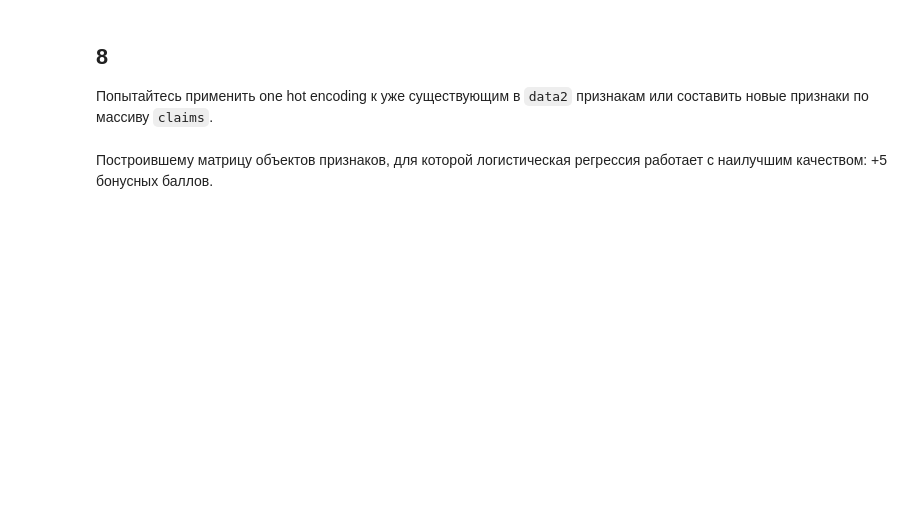
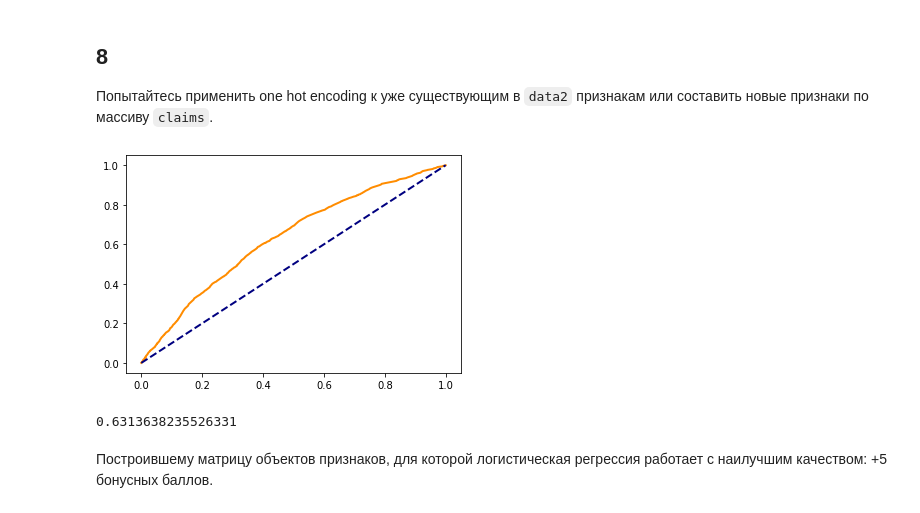
Before and after one commit to Debechelo/MachineLearning, a Jupyter notebook: lab_5/lab5-logistic-regression-ru.ipynb, the cells around one changed output. Drawn from its saved outputs; the diff is of its cells as text; code cells hidden in the pictures; blank space fills up the shorter version.

```diff
--- a/lab_5/lab5-logistic-regression-ru.ipynb
+++ b/lab_5/lab5-logistic-regression-ru.ipynb
@@ -84,5 +103,12 @@ def calcAUC(data):
 # %% [markdown]
 ## 8
 Попытайтесь применить  one hot encoding к уже существующим в `data2` признакам или составить новые признаки по массиву `claims`.
+# %%
+data3 = data2.join(pd.get_dummies(claims.CharlsonIndex, prefix='CharlsonIndex')).\
+join(pd.get_dummies(claims.SupLOS, prefix='SupLOS'))
+calcAUC(data3)
+# %% [output]
+[figure, added]
+0.6313638235526331
 # %% [markdown]
 Построившему матрицу объектов признаков, для которой логистическая регрессия работает с наилучшим качеством: +5 бонусных баллов.
```
Also changed, not shown: parts of 7 cells of this notebook.
